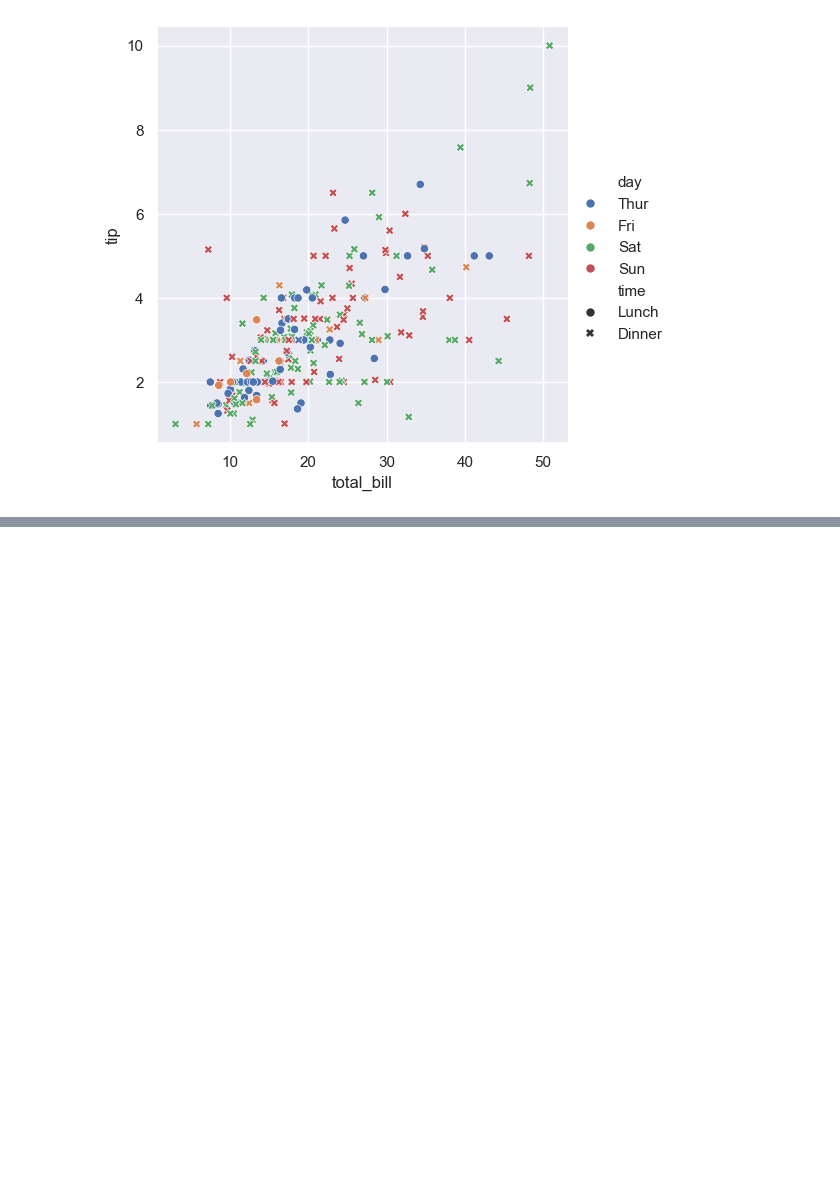
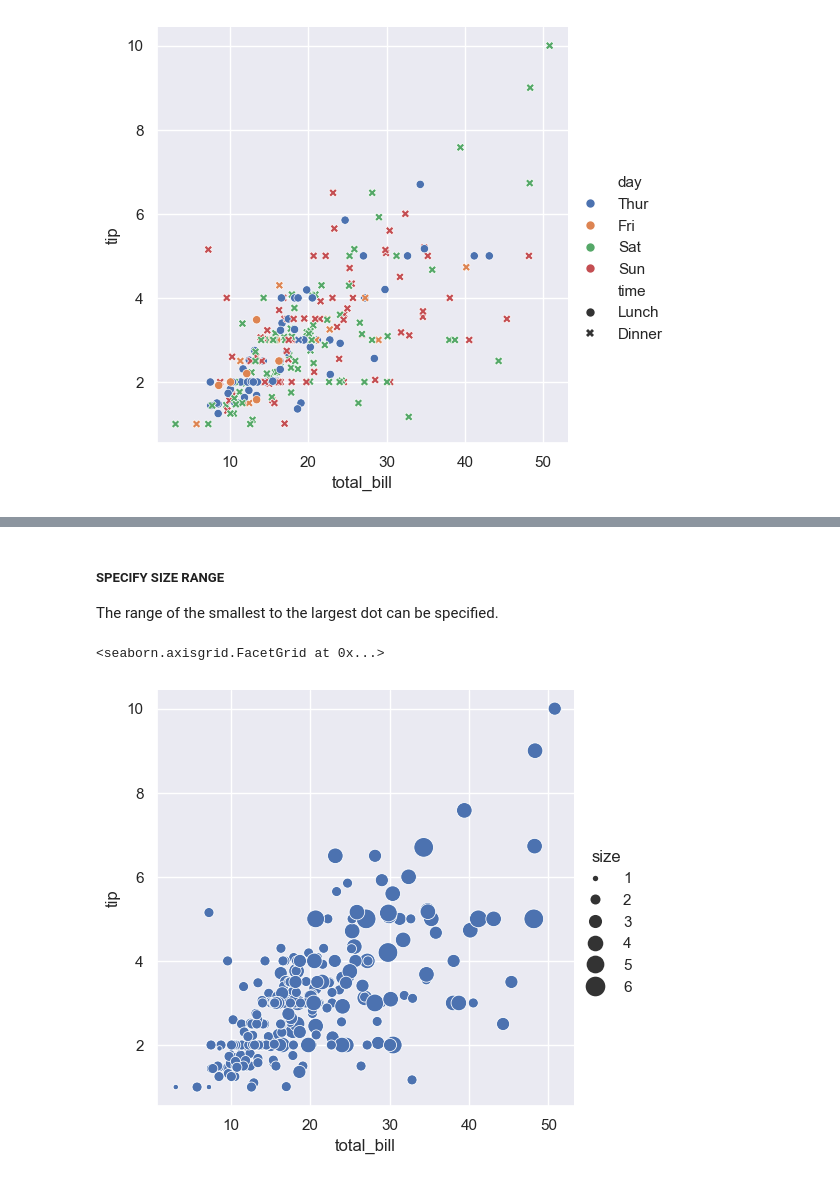
Before and after one commit to NatashaMoses/ML_Python_Libraries, a Jupyter notebook: seaborn/00_seaborn_basics.ipynb, the cells around one changed output, grey strips where cells are left out. Saved outputs shown, nothing was run; the diff lists cells and outputs as text; code cells hidden in the pictures; blank space fills up the shorter version.

```diff
--- a/seaborn/00_seaborn_basics.ipynb
+++ b/seaborn/00_seaborn_basics.ipynb
@@ -67,0 +102,11 @@ sns.relplot(
+# %% [markdown]
+##### SPECIFY SIZE RANGE
+The range of the smallest to the largest dot can be specified.
+# %%
+sns.relplot(
+    data=tips, x="total_bill", y="tip",
+    size="size", sizes=(15, 200)
+)
+# %% [output]
+<seaborn.axisgrid.FacetGrid at 0x...>
+[figure, added]
```
Also changed, not shown: parts of 9 cells of this notebook.
